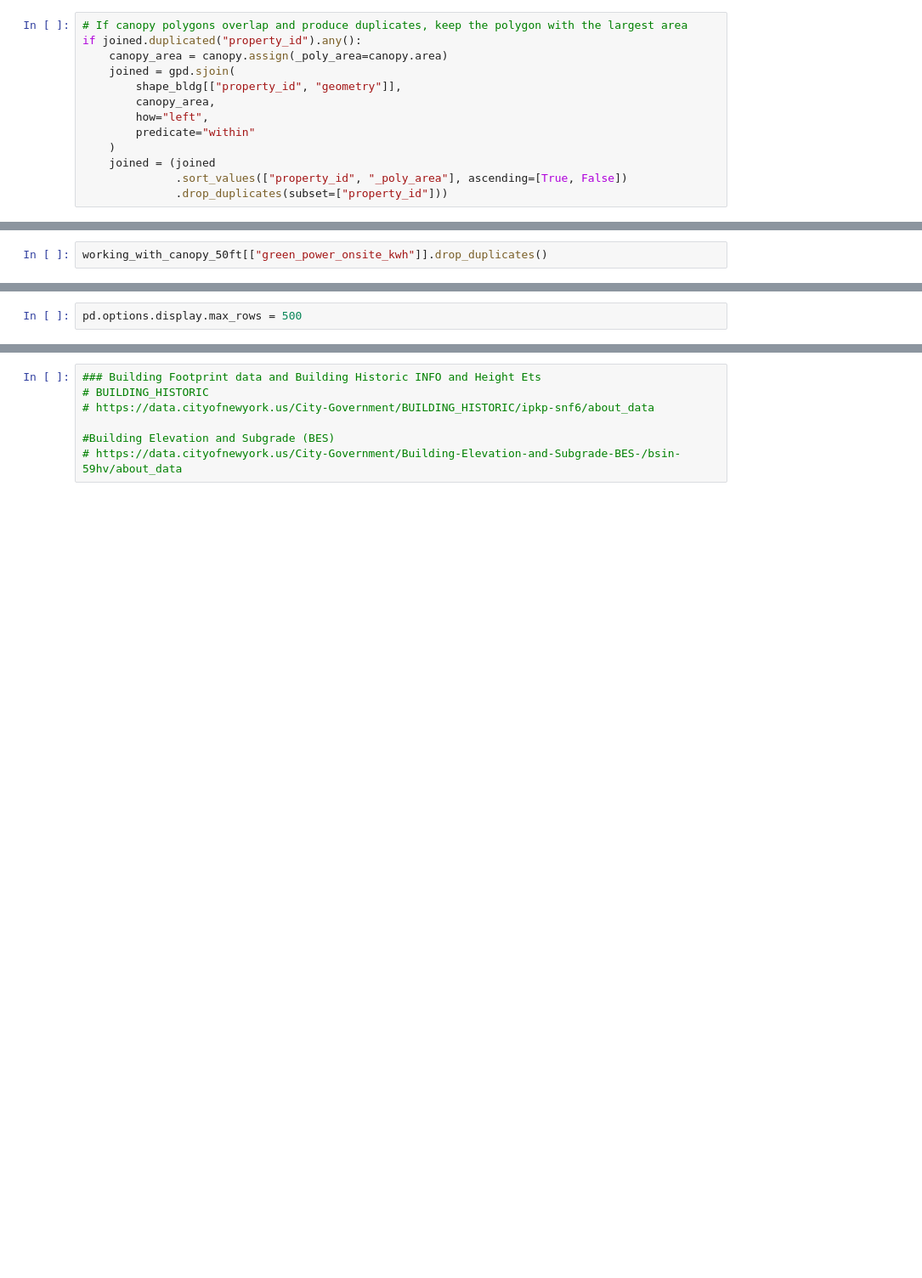
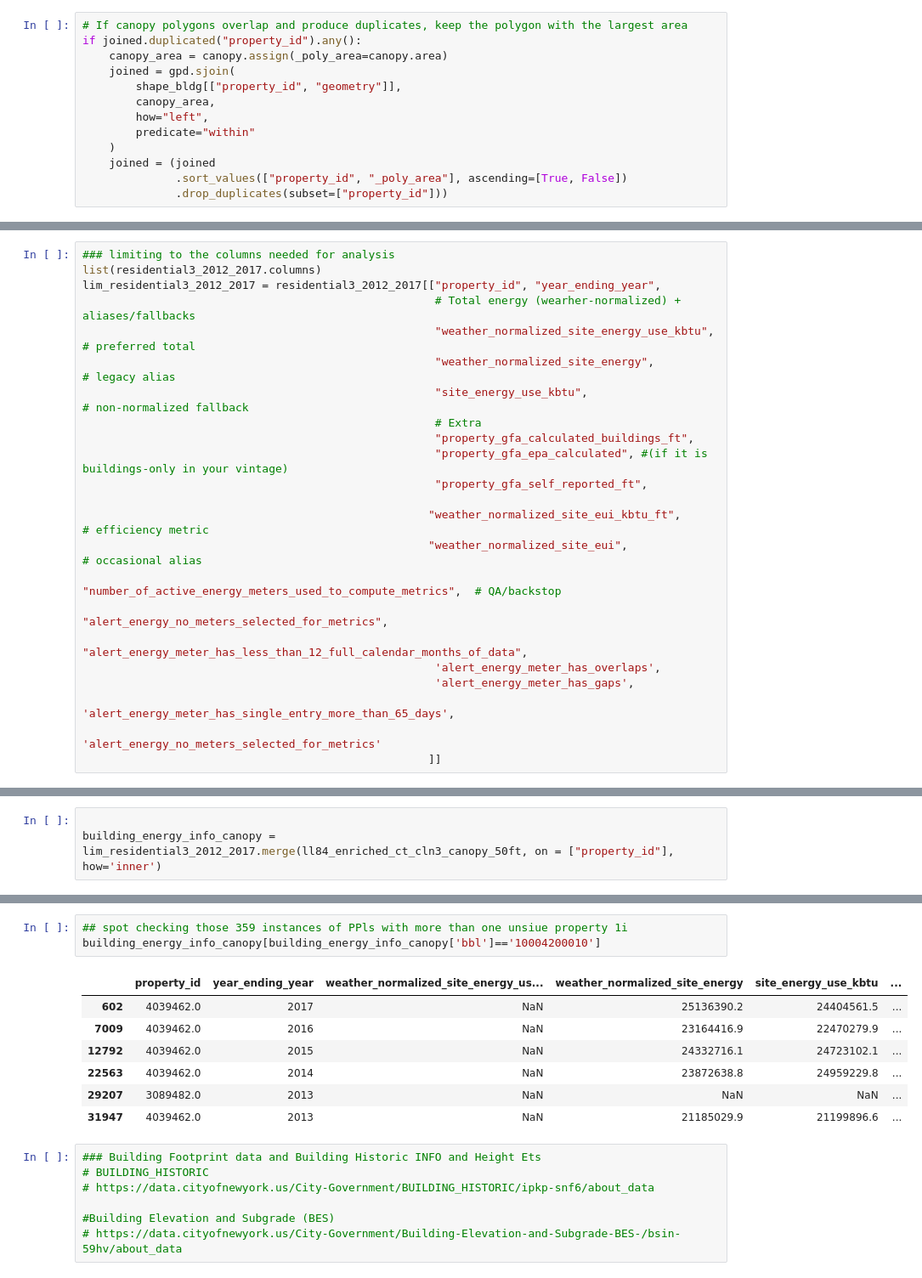
Before and after one commit to jhnboyy/CUNY_SPS_WORK, a Jupyter notebook: FALL2025/DATA698/BuildingDataWork_Part1.ipynb, the cells around one changed output, grey strips where cells are left out. Shown: that part at 85% size. Cells and saved outputs as stored; diff of their text form; blank space fills up the shorter version.

```diff
--- a/FALL2025/DATA698/BuildingDataWork_Part1.ipynb
+++ b/FALL2025/DATA698/BuildingDataWork_Part1.ipynb
@@ -1761,2 +1753,23 @@ working_with_canopy_50ft.to_csv("working_with_canopy_50ft.csv",index=False)
 # %%
-working_with_canopy_50ft[["green_power_onsite_kwh"]].drop_duplicates()
+### limiting to the columns needed for analysis
+list(residential3_2012_2017.columns)
+lim_residential3_2012_2017 = residential3_2012_2017[["property_id", "year_ending_year",
+                                                     # Total energy (wearher-normalized) + aliases/fallbacks
+                                                     "weather_normalized_site_energy_use_kbtu",  # preferred total
+                                                     "weather_normalized_site_energy",           # legacy alias
+                                                     "site_energy_use_kbtu",                     # non-normalized fallback
+                                                     # Extra
+                                                     "property_gfa_calculated_buildings_ft",
+                                                     "property_gfa_epa_calculated", #(if it is buildings-only in your vintage)
+                                                     "property_gfa_self_reported_ft",
+
+                                                    "weather_normalized_site_eui_kbtu_ft",      # efficiency metric
+                                                    "weather_normalized_site_eui",              # occasional alias
+                                                    "number_of_active_energy_meters_used_to_compute_metrics",  # QA/backstop
+                                                     "alert_energy_no_meters_selected_for_metrics",
+                                                     "alert_energy_meter_has_less_than_12_full_calendar_months_of_data",
+                                                     'alert_energy_meter_has_overlaps',
+                                                     'alert_energy_meter_has_gaps',
+                                                     'alert_energy_meter_has_single_entry_more_than_65_days',
+                                                     'alert_energy_no_meters_selected_for_metrics'
+                                                    ]]
@@ -1794,2 +1775,0 @@ See the caveats in the documentation: https://pandas.pydata.org/pandas-docs/stab
-# %%
-pd.options.display.max_rows = 500
@@ -2246,0 +1800,3 @@ KeyError: "None of [Index(['BBL', 'LandUse', 'NumFloors', 'UnitsRes', 'BldgClass
+# %%
+
+building_energy_info_canopy = lim_residential3_2012_2017.merge(ll84_enriched_ct_cln3_canopy_50ft, on = ["property_id"], how='inner')
@@ -2247,3 +1836,14 @@ KeyError: "None of [Index(['BBL', 'LandUse', 'NumFloors', 'UnitsRes', 'BldgClass
+# %%
+## spot checking those 359 instances of PPls with more than one unsiue property 1i
+building_energy_info_canopy[building_energy_info_canopy['bbl']=='10004200010']
+# %% [output]
+|  | property_id | year_ending_year | weather_normalized_site_energy_us... | weather_normalized_site_energy | site_energy_use_kbtu | ... |
+| 602 | 4039462.0 | 2017 | NaN | 25136390.2 | 24404561.5 | ... |
+| 7009 | 4039462.0 | 2016 | NaN | 23164416.9 | 22470279.9 | ... |
+| 12792 | 4039462.0 | 2015 | NaN | 24332716.1 | 24723102.1 | ... |
+| 22563 | 4039462.0 | 2014 | NaN | 23872638.8 | 24959229.8 | ... |
+| 29207 | 3089482.0 | 2013 | NaN | NaN | NaN | ... |
+| 31947 | 4039462.0 | 2013 | NaN | 21185029.9 | 21199896.6 | ... |
 # %%
 ### Building Footprint data and Building Historic INFO and Height Ets
 # BUILDING_HISTORIC
```
Also changed, not shown: parts of 86 cells of this notebook.
